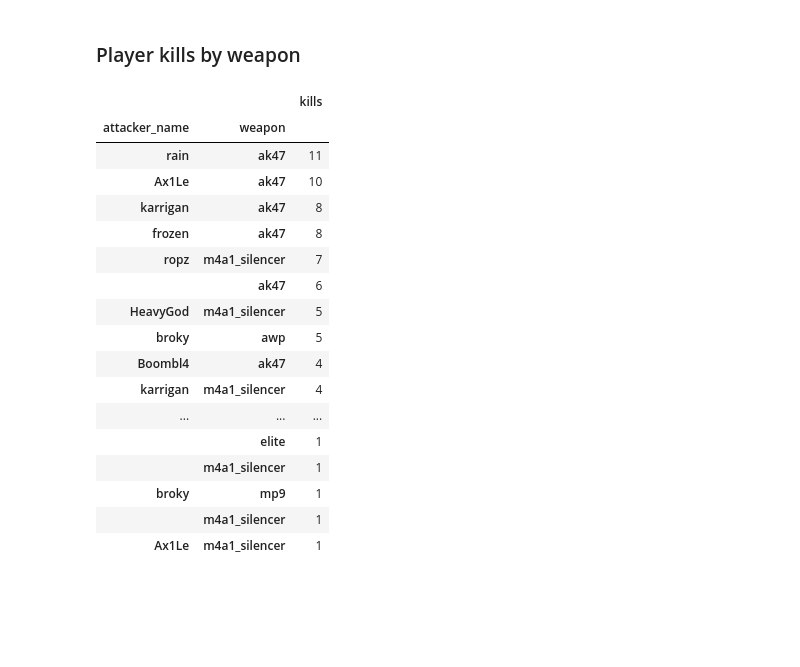
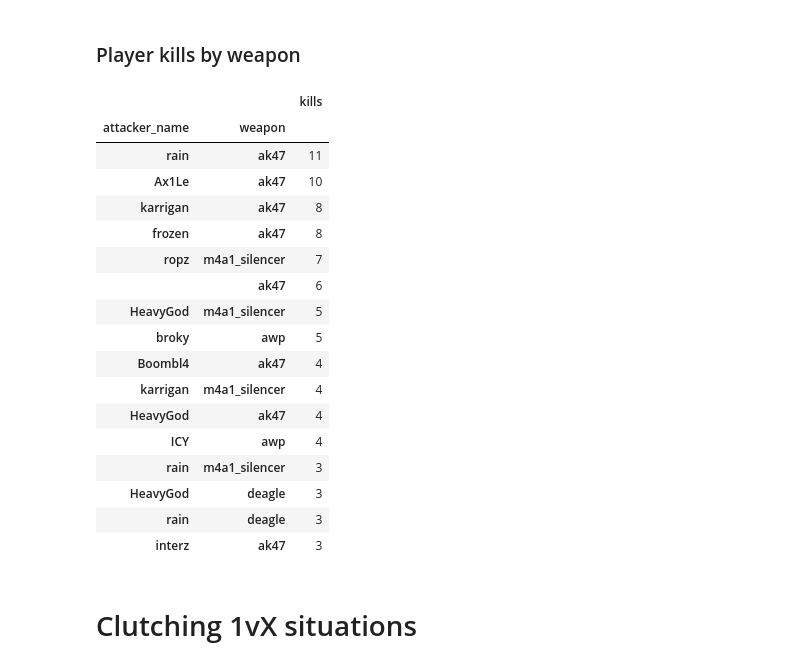
Before and after one commit to dickinsonmatt/counter-strike, a Jupyter notebook: analysis.ipynb, the cells around one changed output. Drawn from its saved outputs; the diff is of its cells as text; code cells hidden in the pictures; blank space fills up the shorter version.

```diff
--- a/analysis.ipynb
+++ b/analysis.ipynb
@@ -692,23 +672,25 @@ kills_grouping(['weapon'])
 # %% [markdown]
 ### Player kills by weapon
 # %%
-kills_grouping(['attacker_name', 'weapon'])
+kills_grouping(['attacker_name', 'weapon'])[kills_grouping(['attacker_name', 'weapon'])['kills'] > 2]
 # %% [output]
 |  |  | kills |
 | attacker_name | weapon |  |
 | rain | ak47 | 11 |
 | Ax1Le | ak47 | 10 |
 | karrigan | ak47 | 8 |
 | frozen | ak47 | 8 |
 | ropz | m4a1_silencer | 7 |
 |  | ak47 | 6 |
 | HeavyGod | m4a1_silencer | 5 |
 | broky | awp | 5 |
 | Boombl4 | ak47 | 4 |
 | karrigan | m4a1_silencer | 4 |
-| ... | ... | ... |
-|  | elite | 1 |
-|  | m4a1_silencer | 1 |
-| broky | mp9 | 1 |
-|  | m4a1_silencer | 1 |
-| Ax1Le | m4a1_silencer | 1 |
+| HeavyGod | ak47 | 4 |
+| ICY | awp | 4 |
+| rain | m4a1_silencer | 3 |
+| HeavyGod | deagle | 3 |
+| rain | deagle | 3 |
+| interz | ak47 | 3 |
+# %% [markdown]
+# Clutching 1vX situations
```
Also changed, not shown: parts of 7 cells of this notebook.
